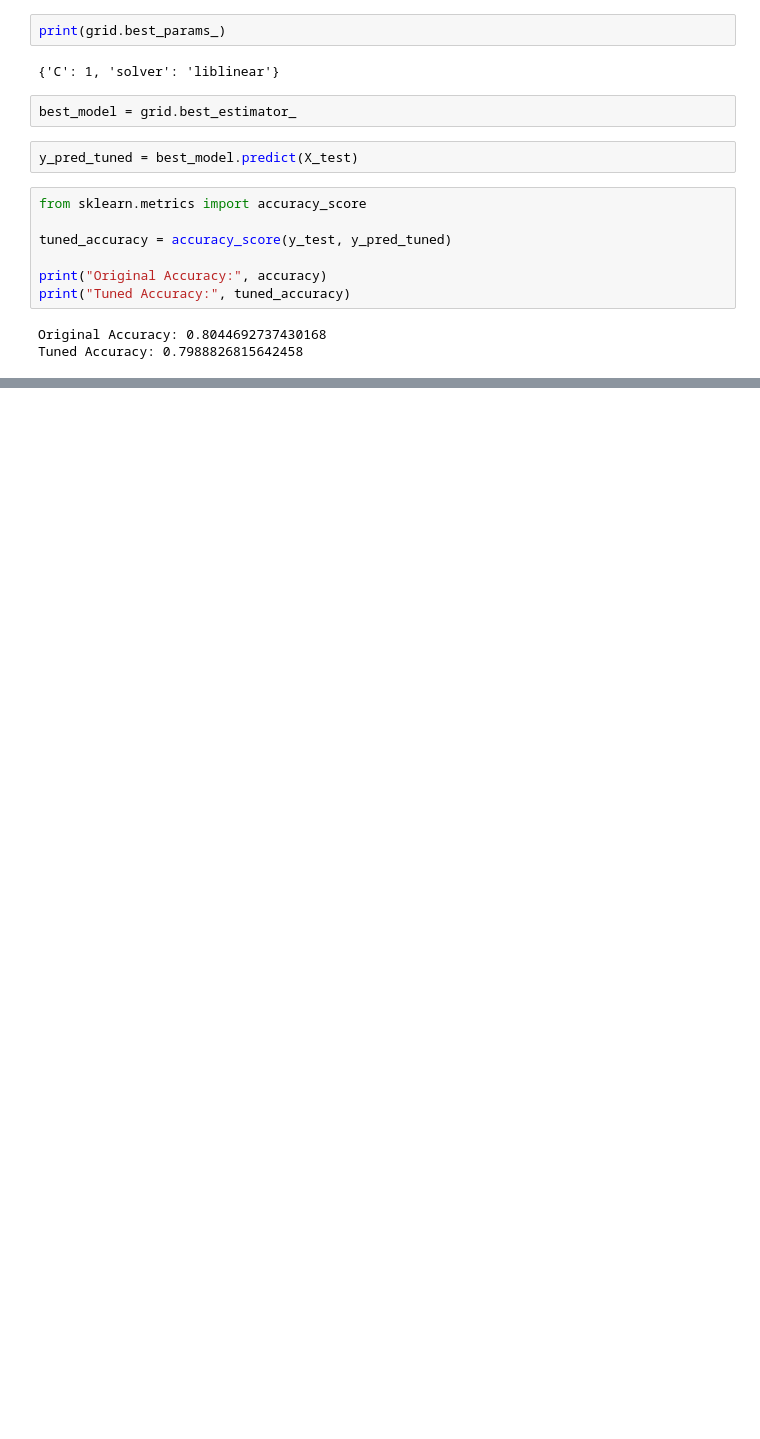
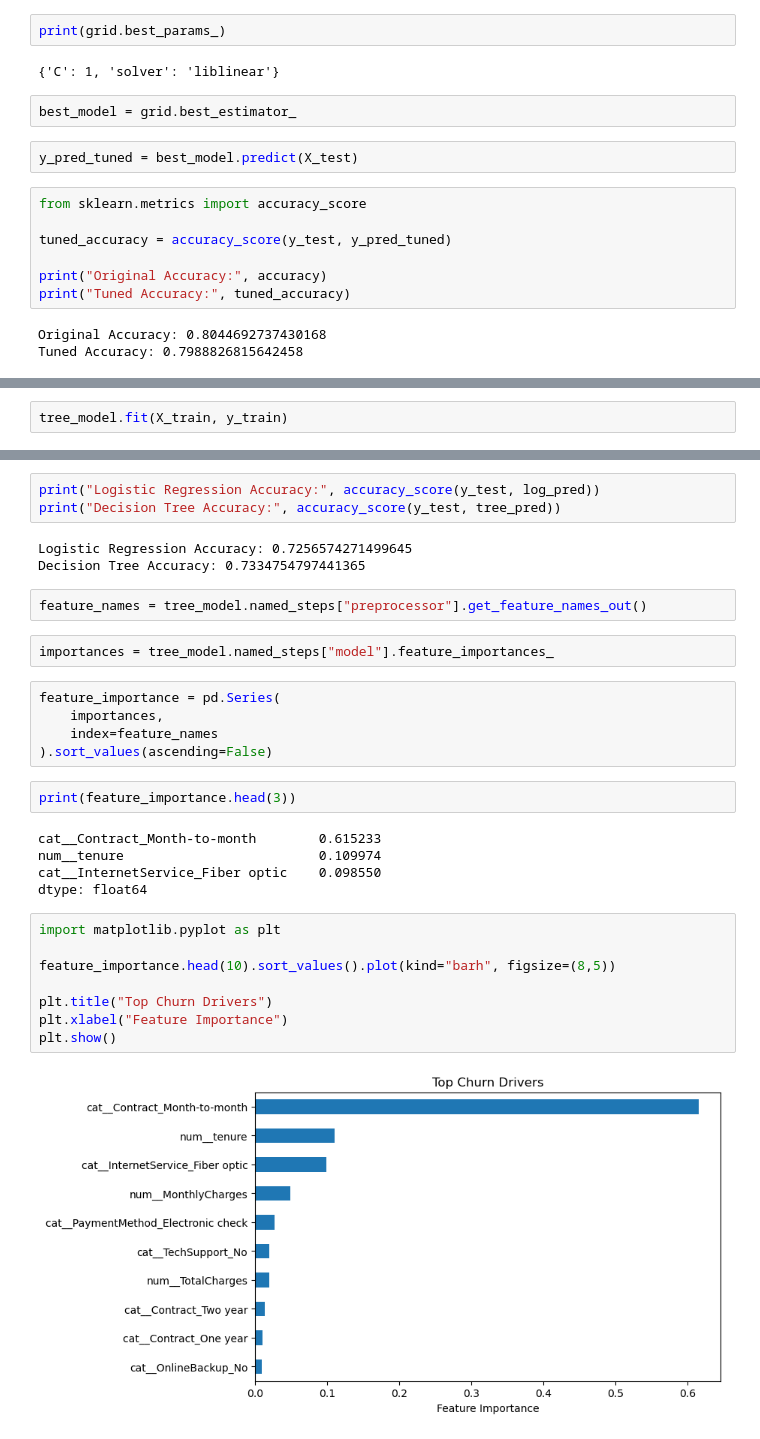
Before and after one commit to muqadas118/neurofive-ml-track, a Jupyter notebook: Tasks.ipynb, the cells around one changed output, grey strips where cells are left out. Saved outputs shown, nothing was run; the diff lists cells and outputs as text; blank space fills up the shorter version.

Commit message:
Completed Task 6 customer churn analysis

```diff
--- a/Tasks.ipynb
+++ b/Tasks.ipynb
@@ -451,0 +598,2 @@ Tuned Accuracy: 0.7988826815642458
+# %%
+tree_model.fit(X_train, y_train)
@@ -451,0 +645,32 @@ Tuned Accuracy: 0.7988826815642458
+# %%
+print("Logistic Regression Accuracy:", accuracy_score(y_test, log_pred))
+print("Decision Tree Accuracy:", accuracy_score(y_test, tree_pred))
+# %% [output]
+Logistic Regression Accuracy: 0.7256574271499645
+Decision Tree Accuracy: 0.7334754797441365
+# %%
+feature_names = tree_model.named_steps["preprocessor"].get_feature_names_out()
+# %%
+importances = tree_model.named_steps["model"].feature_importances_
+# %%
+feature_importance = pd.Series(
+    importances,
+    index=feature_names
+).sort_values(ascending=False)
+# %%
+print(feature_importance.head(3))
+# %% [output]
+cat__Contract_Month-to-month        0.615233
+num__tenure                         0.109974
+cat__InternetService_Fiber optic    0.098550
+dtype: float64
+# %%
+import matplotlib.pyplot as plt
+
+feature_importance.head(10).sort_values().plot(kind="barh", figsize=(8,5))
+
+plt.title("Top Churn Drivers")
+plt.xlabel("Feature Importance")
+plt.show()
+# %% [output]
+[figure, added]
```
Also changed, not shown: parts of 22 cells of this notebook, 1 other file.
